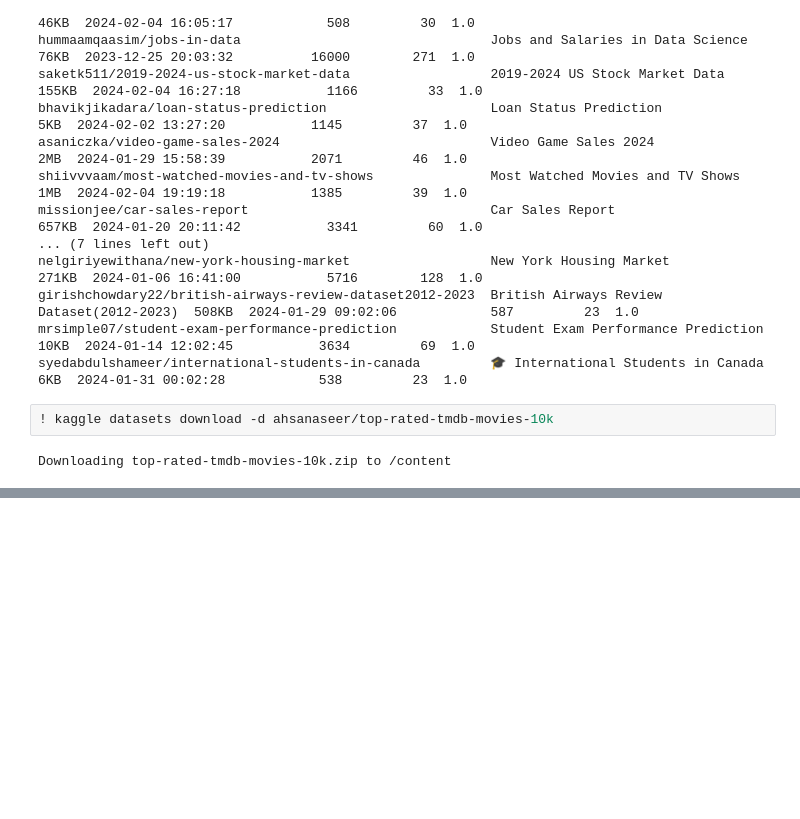
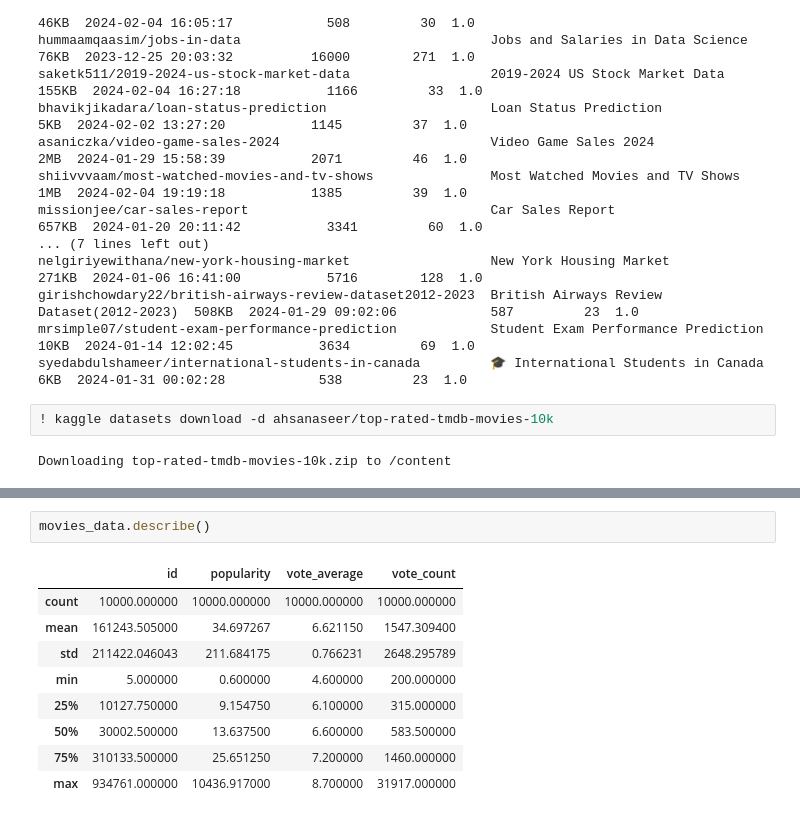
Before and after one commit to Rupa-suresh/Movie_recommendation_system, a Jupyter notebook: movierecommendation.ipynb, the cells around one changed output, grey strips where cells are left out. Cells and saved outputs as stored; diff of their text form; blank space fills up the shorter version.

```diff
--- a/movierecommendation.ipynb
+++ b/movierecommendation.ipynb
@@ -44,0 +68,12 @@ replace top10K-TMDB-movies.csv? [y]es, [n]o, [A]ll, [N]one, [r]ename:
+# %%
+movies_data.describe()
+# %% [output]
+|  | id | popularity | vote_average | vote_count |
+| count | 10000.000000 | 10000.000000 | 10000.000000 | 10000.000000 |
+| mean | 161243.505000 | 34.697267 | 6.621150 | 1547.309400 |
+| std | 211422.046043 | 211.684175 | 0.766231 | 2648.295789 |
+| min | 5.000000 | 0.600000 | 4.600000 | 200.000000 |
+| 25% | 10127.750000 | 9.154750 | 6.100000 | 315.000000 |
+| 50% | 30002.500000 | 13.637500 | 6.600000 | 583.500000 |
+| 75% | 310133.500000 | 25.651250 | 7.200000 | 1460.000000 |
+| max | 934761.000000 | 10436.917000 | 8.700000 | 31917.000000 |
```
Also changed, not shown: parts of 11 cells of this notebook.
